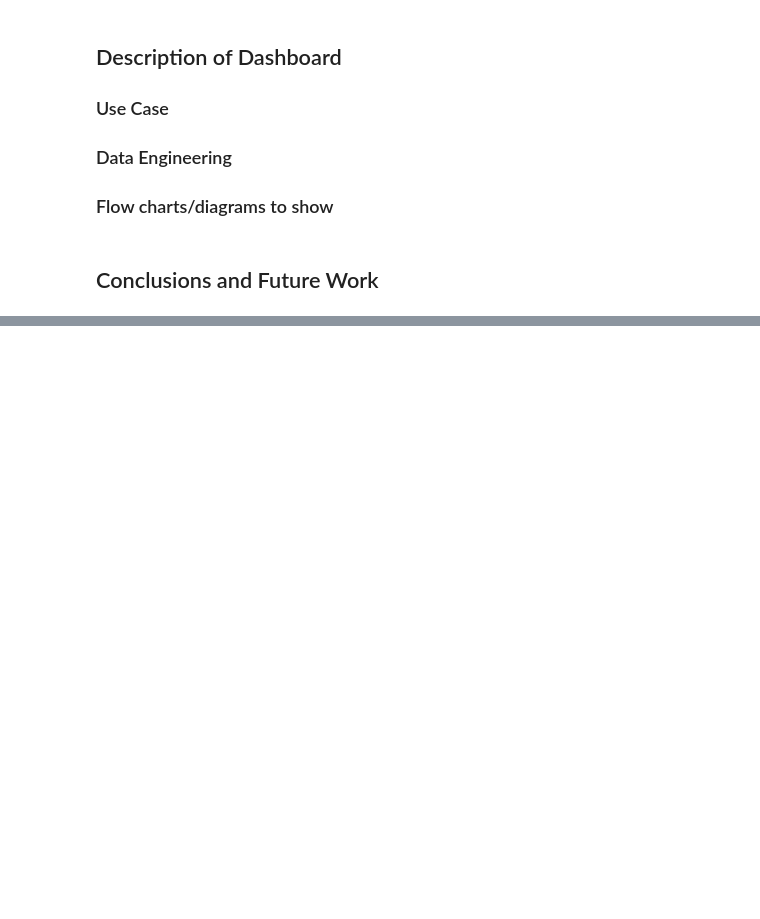
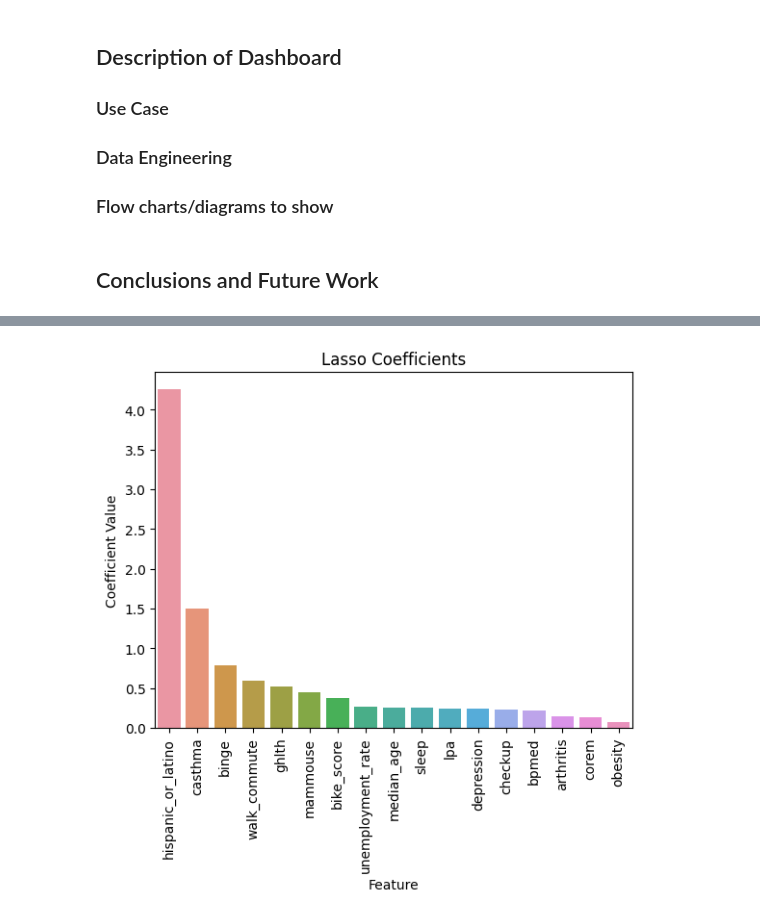
Before and after one commit to chanellee/Walkable-Cities, a Jupyter notebook: Team 27 Report Draft.ipynb, the cells around one changed output, grey strips where cells are left out. Saved outputs shown, nothing was run; the diff lists cells and outputs as text; code cells hidden in the pictures; blank space fills up the shorter version.

```diff
--- a/Team 27 Report Draft.ipynb
+++ b/Team 27 Report Draft.ipynb
@@ -95,5 +96,6 @@ from sklearn.preprocessing import StandardScaler
 # %%
 # import wrangled dataset
-walkable_cities = pd.read_csv("datasources/walkable-cities.csv")
-walkable_cities
+walkable_cities = pd.read_csv("data_sources/walkable-cities.csv")
+#Summary Statistics Table
+walkable_cities.describe()
 # %% [output]
@@ -114,8 +111,0 @@ From our visual review of the dataset and columns, we can see that our variables
-# %%
-#REVIEW
-#Additional data wrangling
-#uses the loc method to select the subset of rows and columns where the column names are not duplicated.
-walkable_cities = walkable_cities.loc[:,~walkable_cities.columns.duplicated()]
-#removes the specified columns from the walkable_cities dataframe
-walkable_cities.drop(walkable_cities.columns[[4,5,6,7,11]], axis=1, inplace=True)
-walkable_cities
@@ -399,0 +418,25 @@ print(X_train.dtypes)
+# %%
+import seaborn as sns
+
+# Pair the feature names with their coefficients
+feature_coefs = zip(X_train.columns, lasso.coef_)
+
+# Sort the feature_coefs list by the absolute value of the coefficients in descending order
+sorted_coefs = sorted(feature_coefs, key=lambda x: abs(x[1]), reverse=True)
+
+# Filter the list to only include features with non-zero coefficients
+non_zero_coefs = [(f,c) for f,c in sorted_coefs if c > 0.05]
+
+# Extract the feature names and coefficients
+feature_names = [f[0] for f in non_zero_coefs]
+coefficients = [f[1] for f in non_zero_coefs]
+
+# Create the bar chart
+sns.barplot(x=feature_names, y=coefficients)
+plt.xlabel("Feature")
+plt.ylabel("Coefficient Value")
+plt.title("Lasso Coefficients")
+plt.xticks(rotation=90)
+plt.show()
+# %% [output]
+[figure, added]
```
Also changed, not shown: parts of 47 cells of this notebook.
